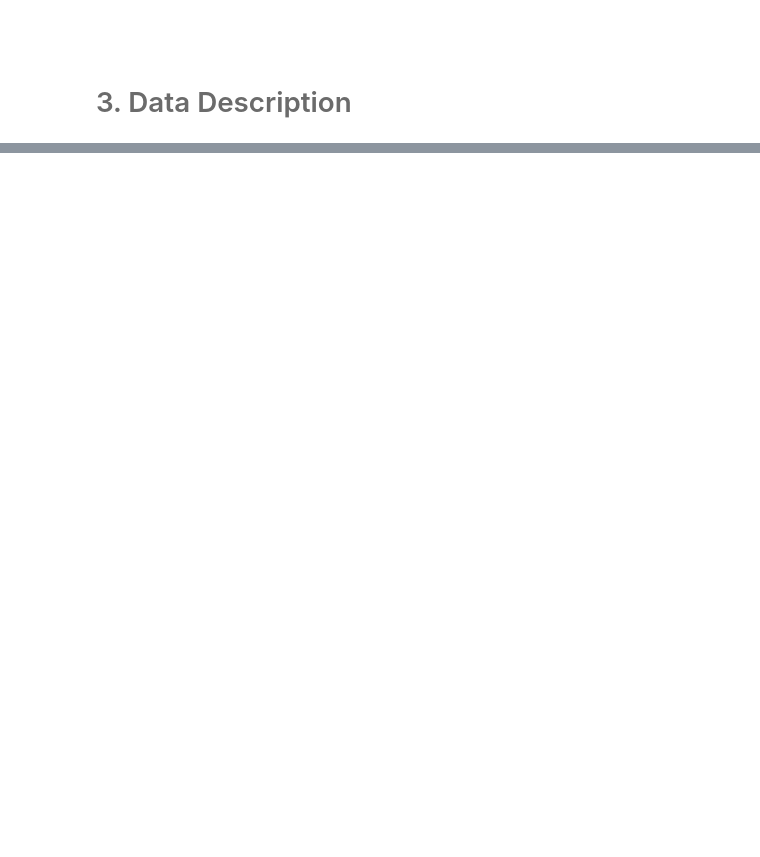
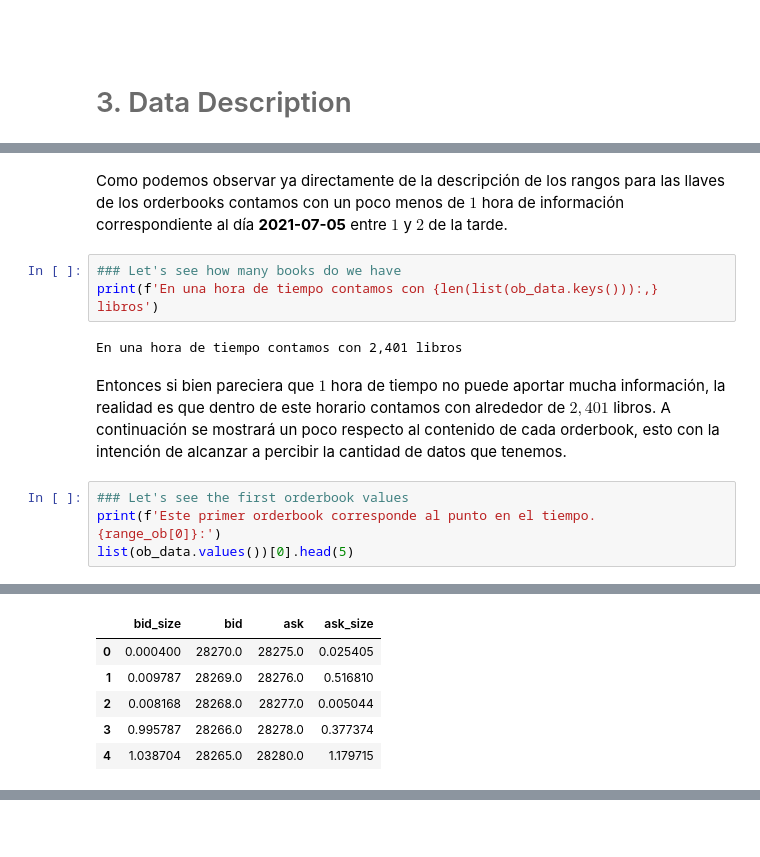
Before and after one commit to bmanica/aptmodel-lab2, a Jupyter notebook: Lab2_BM_HighFrequencyModels_Test.ipynb, the cells around one changed output, grey strips where cells are left out. Cells and saved outputs as stored; diff of their text form; blank space fills up the shorter version.

```diff
--- a/Lab2_BM_HighFrequencyModels_Test.ipynb
+++ b/Lab2_BM_HighFrequencyModels_Test.ipynb
@@ -151,0 +99,14 @@ import sys
+# %% [markdown]
+Como podemos observar ya directamente de la descripción de los rangos para las llaves de los orderbooks contamos con un poco menos de $1$ hora de información correspondiente al día **2021-07-05** entre $1$ y $2$ de la tarde.
+# %%
+### Let's see how many books do we have
+print(f'En una hora de tiempo contamos con {len(list(ob_data.keys())):,} libros')
+# %% [output]
+En una hora de tiempo contamos con 2,401 libros
+# %% [markdown]
+Entonces si bien pareciera que $1$ hora de tiempo no puede aportar mucha información, la realidad es que dentro de este horario contamos con alrededor de $2,401$ libros. A continuación se mostrará un poco respecto al contenido de cada orderbook, esto con la intención de alcanzar a percibir la cantidad de datos que tenemos.
+# %%
+### Let's see the first orderbook values
+print(f'Este primer orderbook corresponde al punto en el tiempo. {range_ob[0]}:')
+list(ob_data.values())[0].head(5)
+# %% [output]
@@ -151,0 +114,6 @@ import sys
+|  | bid_size | bid | ask | ask_size |
+| 0 | 0.000400 | 28270.0 | 28275.0 | 0.025405 |
+| 1 | 0.009787 | 28269.0 | 28276.0 | 0.516810 |
+| 2 | 0.008168 | 28268.0 | 28277.0 | 0.005044 |
+| 3 | 0.995787 | 28266.0 | 28278.0 | 0.377374 |
+| 4 | 1.038704 | 28265.0 | 28280.0 | 1.179715 |
```
Also changed, not shown: parts of 79 cells of this notebook.
